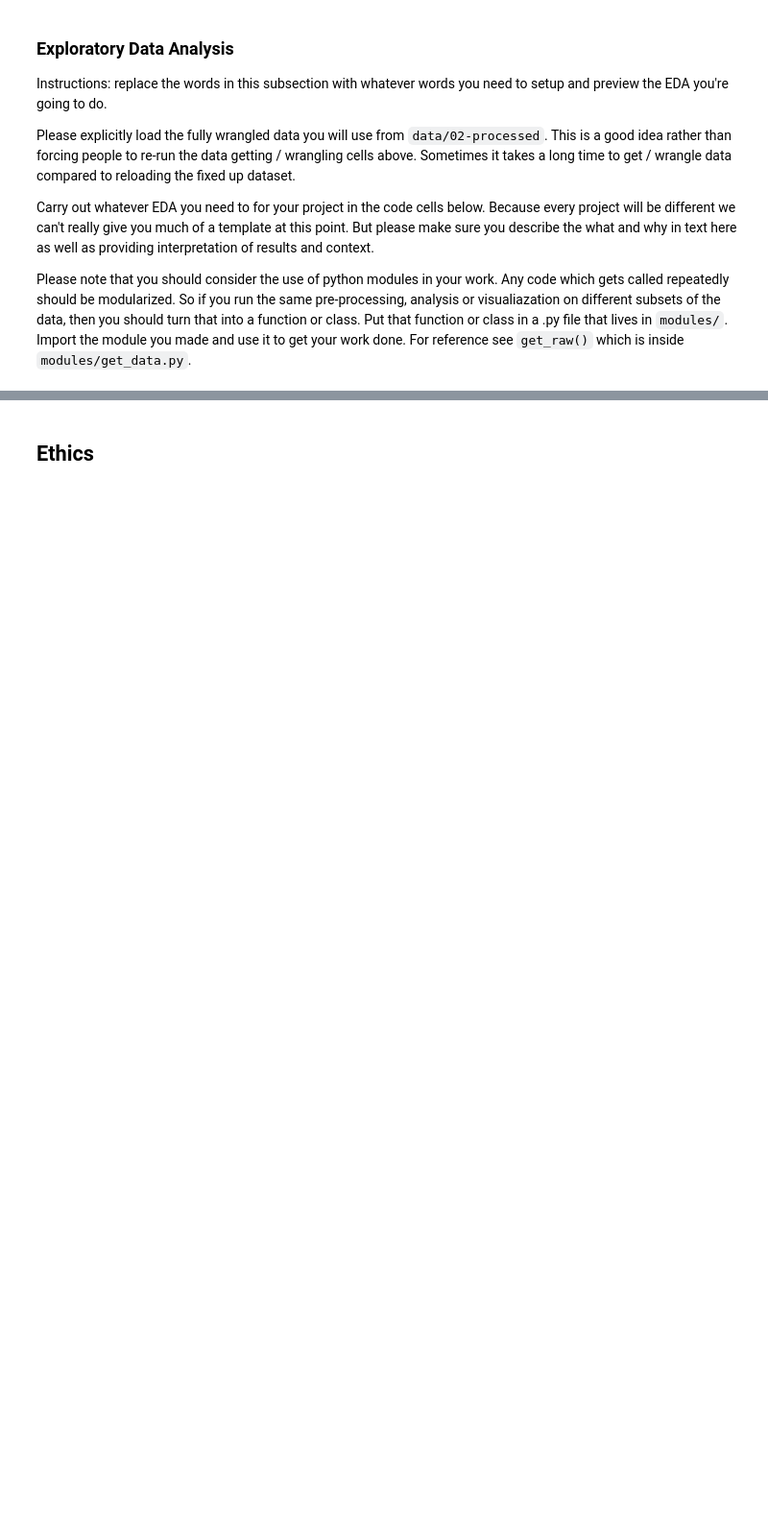
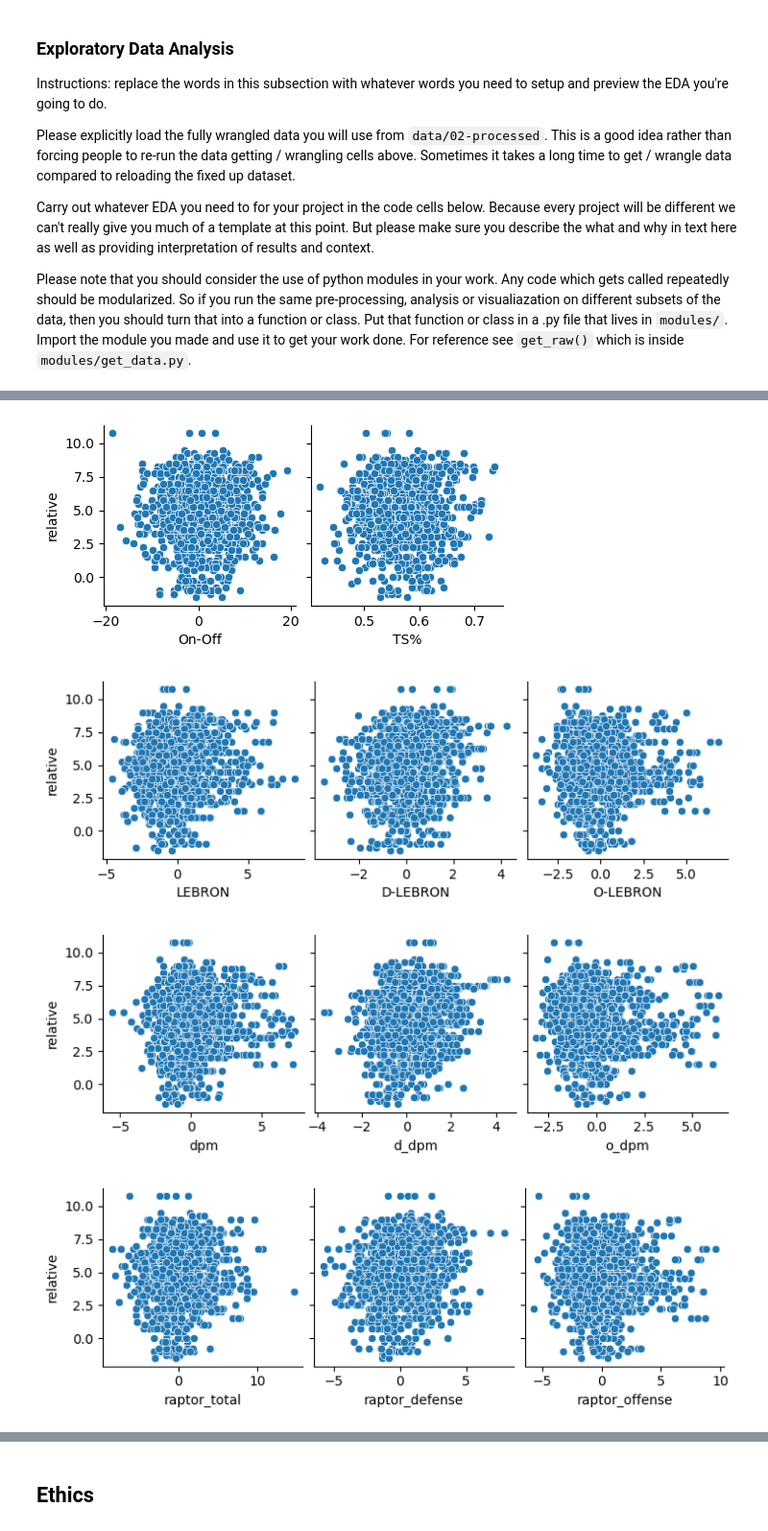
Before and after one commit to COGS108/Group135_WI26, a Jupyter notebook: 02-EDACheckpoint.ipynb, the cells around one changed output, grey strips where cells are left out. Shown at 96% size. Saved outputs shown, nothing was run; the diff lists cells and outputs as text; code cells hidden in the pictures; blank space fills up the shorter version.

```diff
--- a/02-EDACheckpoint.ipynb
+++ b/02-EDACheckpoint.ipynb
@@ -820,0 +839,9 @@ ValueError: could not convert string to float: 'mikal bridges'
+# %%
+features = final_result.columns
+features = features.tolist()
+remove = ["Player", "Season", "height_inches", "wingspan_inches", "relative", "MP", "G"]
+features=[feature for feature in features if feature not in remove]
+print(f"Features we are using:\n {features}")
+print(f"Number of features:\n {len(features)}")
+fr_feature = final_result[features]
+fr_feature.head()
@@ -820,0 +859,14 @@ ValueError: could not convert string to float: 'mikal bridges'
+# %%
+sns.pairplot(final_result, x_vars=features[0:2], y_vars=['relative'])
+plt.show()
+sns.pairplot(final_result, x_vars=features[2:5], y_vars=['relative'])
+plt.show()
+sns.pairplot(final_result, x_vars=features[5:8], y_vars=['relative'])
+plt.show()
+sns.pairplot(final_result, x_vars=features[8:11], y_vars=['relative'])
+plt.show()
+# %% [output]
+[figure, added]
+[figure, added]
+[figure, added]
+[figure, added]
```
Also changed, not shown: parts of 17 cells of this notebook, 1 other file.
